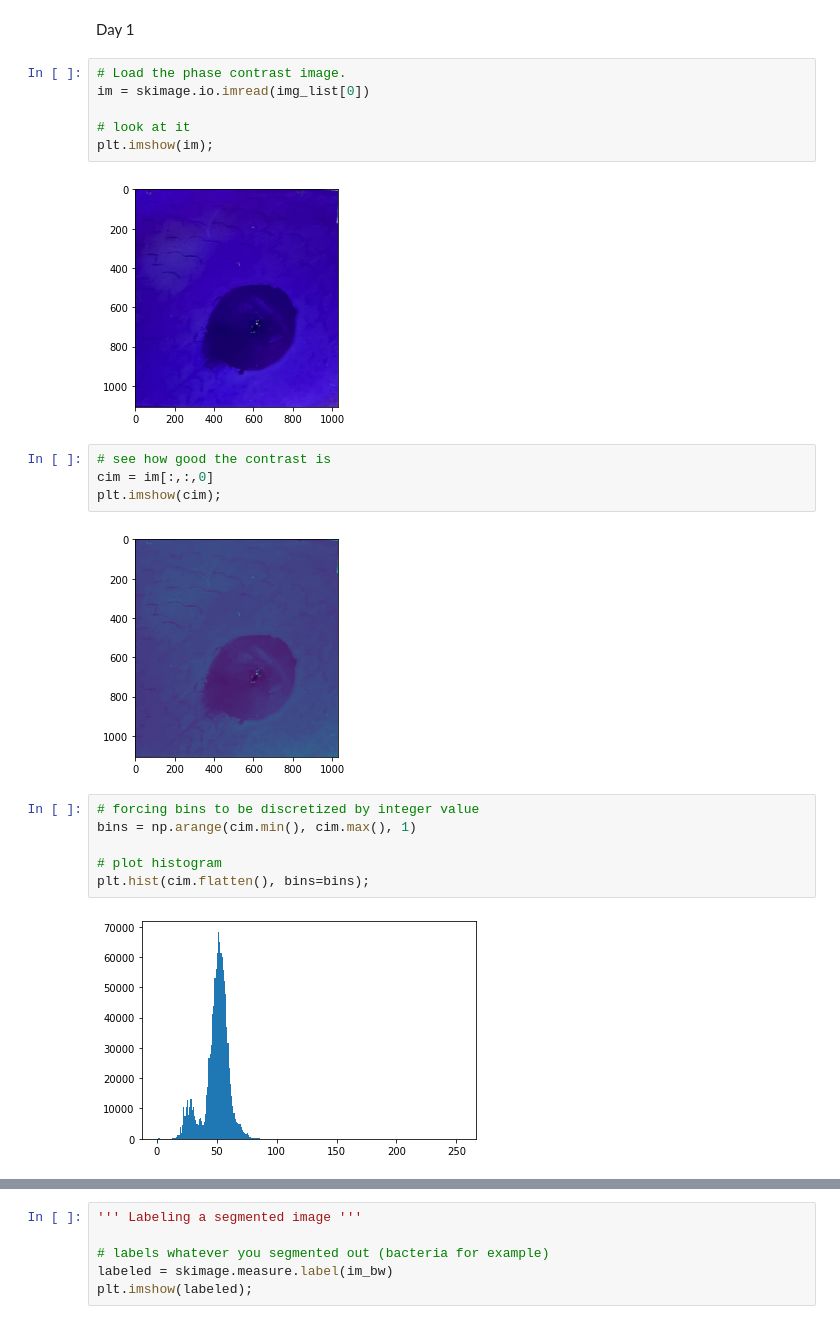
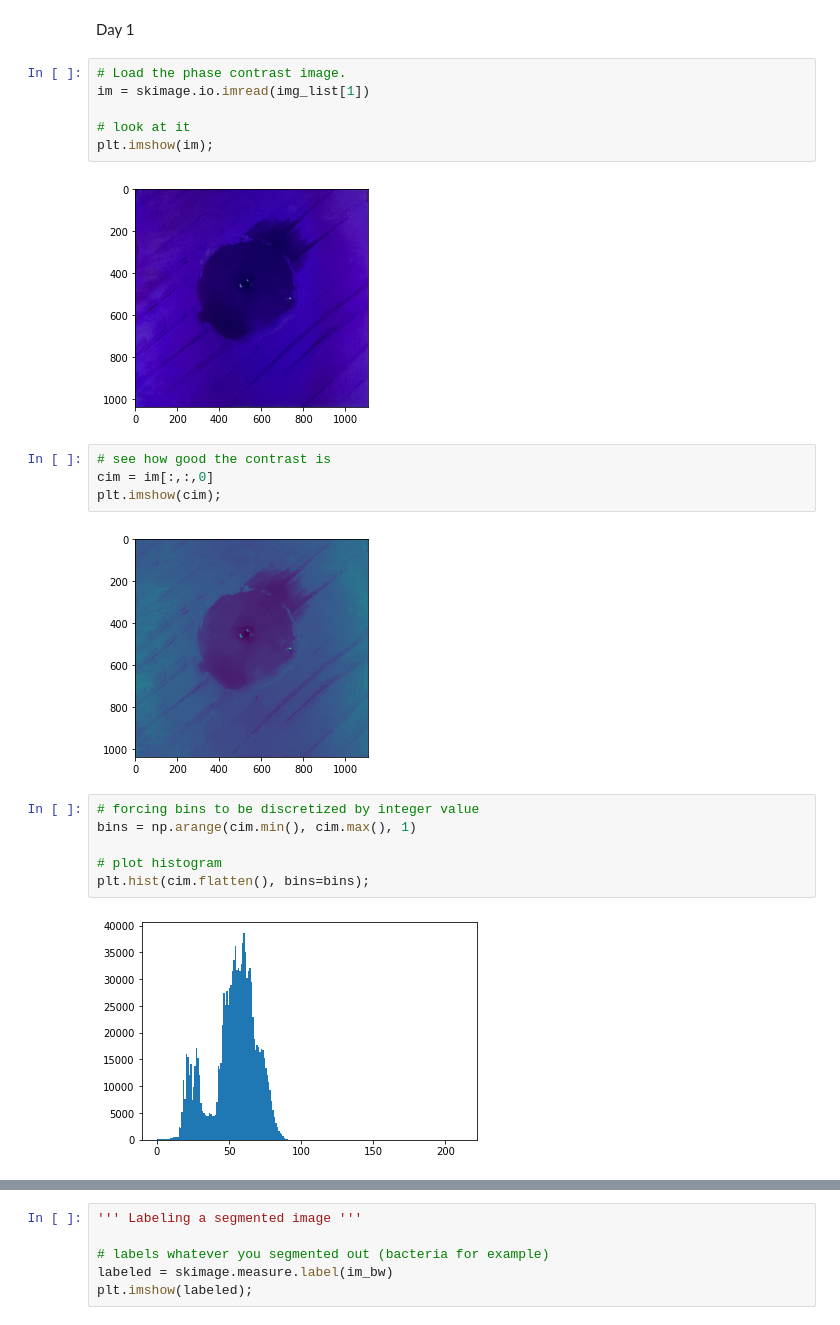
Before and after one commit to lmkelly16/BYU-REU-2022, a Jupyter notebook: ZOI_+_C.ipynb, the cells around one changed output, grey strips where cells are left out. Drawn from its saved outputs; the diff is of its cells as text.

```diff
--- a/ZOI_+_C.ipynb
+++ b/ZOI_+_C.ipynb
@@ -36,18 +37,18 @@ array(['/content/drive/MyDrive/BYU_REU_images/1Z+C.tiff'], dtype='<U47')
 Day 1
 # %%
 # Load the phase contrast image.
-im = skimage.io.imread(img_list[0])
+im = skimage.io.imread(img_list[1])
 
 # look at it
 plt.imshow(im);
 # %% [output]
-[figure, old version]
+[figure, new version]
 # %%
 # see how good the contrast is
 cim = im[:,:,0]
 plt.imshow(cim);
 # %% [output]
-[figure, old version]
+[figure, new version]
 # %%
 # forcing bins to be discretized by integer value
 bins = np.arange(cim.min(), cim.max(), 1)
@@ -55,7 +56,7 @@ bins = np.arange(cim.min(), cim.max(), 1)
 # plot histogram
 plt.hist(cim.flatten(), bins=bins);
 # %% [output]
-[figure, old version]
+[figure, new version]
 # %%
 ''' Thresholding '''
 # Threshold value, as obtained by eye
```
Also changed, not shown: parts of 3 cells of this notebook.
